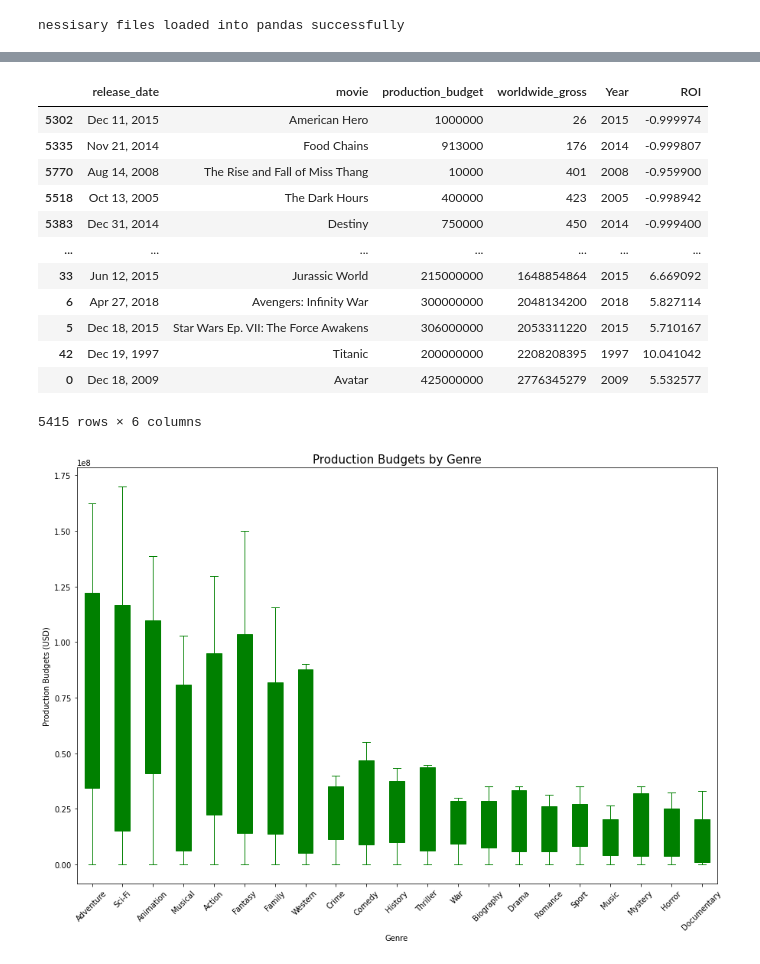
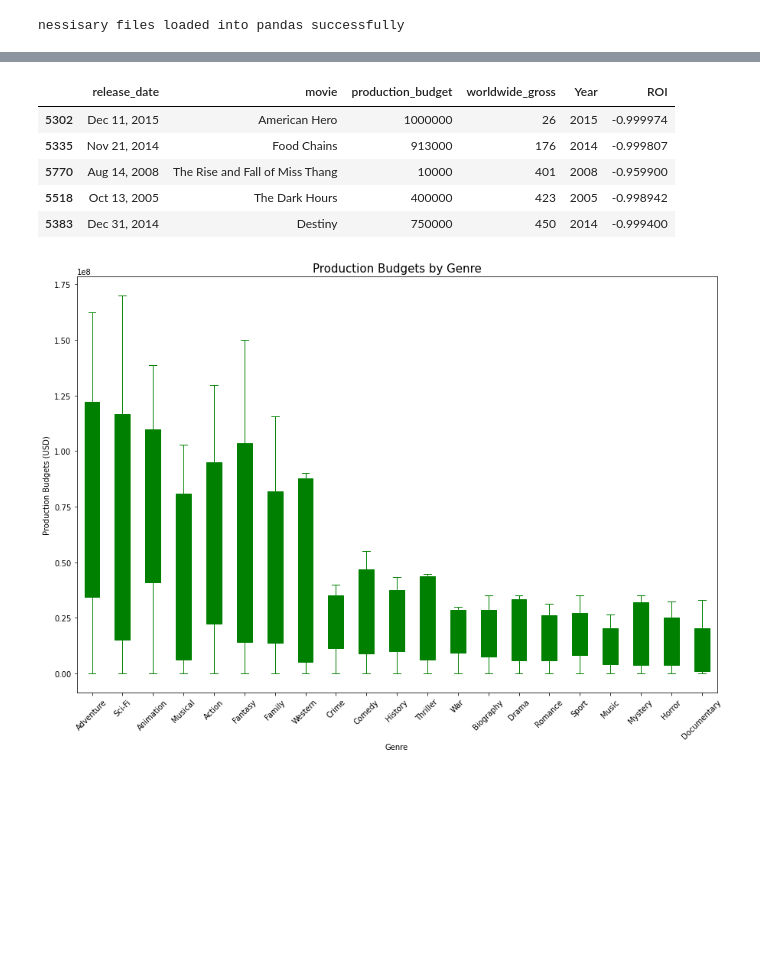
Before and after one commit to blackwoodbs/dsc-phase-1-project-v2-3, a Jupyter notebook: NormalizedROI_vs_Time_by_Genre.ipynb, the cells around one changed output, grey strips where cells are left out. Cells and saved outputs as stored; diff of their text form; code cells hidden in the pictures; blank space fills up the shorter version.

```diff
--- a/NormalizedROI_vs_Time_by_Genre.ipynb
+++ b/NormalizedROI_vs_Time_by_Genre.ipynb
@@ -182,17 +117,10 @@ genre_roi_by_year = melt_pivot.groupby(by='Year',
 # %%
-movie_budgets_mod.sort_values(by='worldwide_gross')
+movie_budgets_mod.sort_values(by='worldwide_gross').head()
 # %% [output]
 |  | release_date | movie | production_budget | worldwide_gross | Year | ROI |
 | 5302 | Dec 11, 2015 | American Hero | 1000000 | 26 | 2015 | -0.999974 |
 | 5335 | Nov 21, 2014 | Food Chains | 913000 | 176 | 2014 | -0.999807 |
 | 5770 | Aug 14, 2008 | The Rise and Fall of Miss Thang | 10000 | 401 | 2008 | -0.959900 |
 | 5518 | Oct 13, 2005 | The Dark Hours | 400000 | 423 | 2005 | -0.998942 |
 | 5383 | Dec 31, 2014 | Destiny | 750000 | 450 | 2014 | -0.999400 |
-| ... | ... | ... | ... | ... | ... | ... |
-| 33 | Jun 12, 2015 | Jurassic World | 215000000 | 1648854864 | 2015 | 6.669092 |
-| 6 | Apr 27, 2018 | Avengers: Infinity War | 300000000 | 2048134200 | 2018 | 5.827114 |
-| 5 | Dec 18, 2015 | Star Wars Ep. VII: The Force Awakens | 306000000 | 2053311220 | 2015 | 5.710167 |
-| 42 | Dec 19, 1997 | Titanic | 200000000 | 2208208395 | 1997 | 10.041042 |
-| 0 | Dec 18, 2009 | Avatar | 425000000 | 2776345279 | 2009 | 5.532577 |
-5415 rows × 6 columns
 # %%
```
Also changed, not shown: parts of 21 cells of this notebook.
